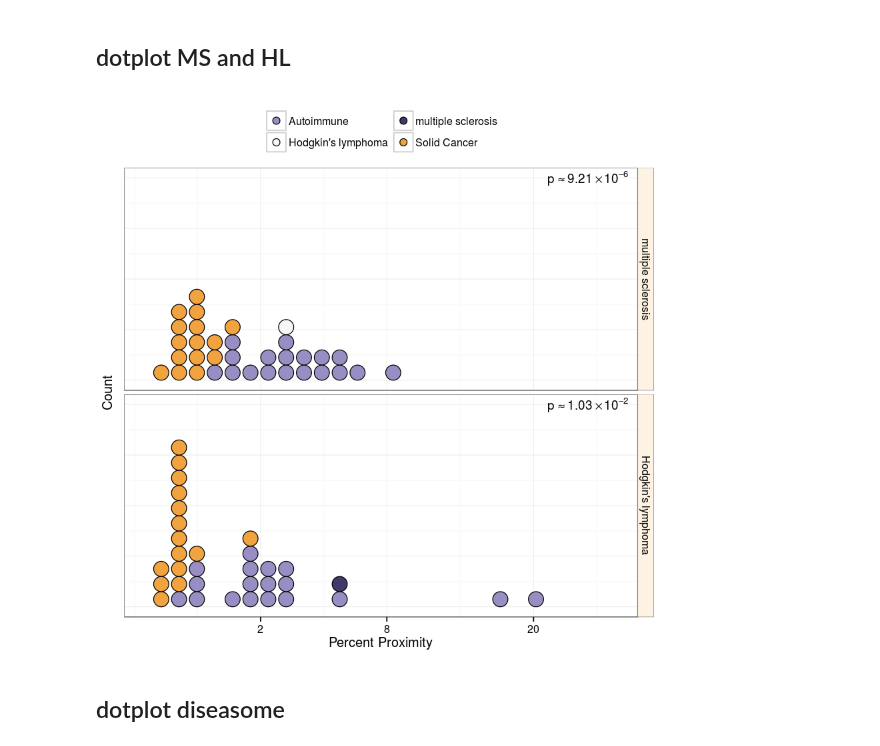
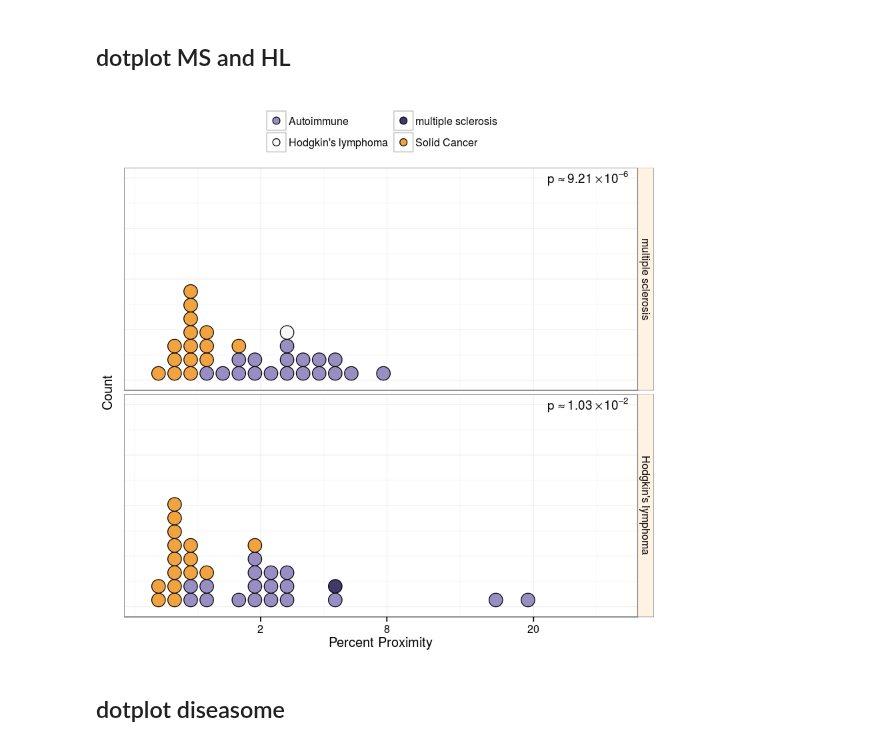
Before and after one commit to dhimmel/hodgkins, a Jupyter notebook: plotting.ipynb, the cells around one changed output. Cells and saved outputs as stored; diff of their text form; code cells hidden in the pictures.

Commit message:
Reduced dotplot binwidth

```diff
--- a/plotting.ipynb
+++ b/plotting.ipynb
@@ -96,35 +96,35 @@ density_plot
 plot_df = prox_df %>%
   dplyr::filter(source_name %in% c('multiple sclerosis', "Hodgkin's lymphoma"))
 plot_df[plot_df$target_name == "Hodgkin's lymphoma", 'target_category'] <- "Hodgkin's lymphoma"
 plot_df %<>% dplyr::filter(target_category %in% c('Solid Cancer', "Hodgkin's lymphoma", 'multiple sclerosis', 'Autoimmune'))
 
 pval_df = plot_df %>%
   dplyr::filter(target_category %in% c('Solid Cancer', 'Autoimmune')) %>%
   dplyr::group_by(source_name) %>%
   get_pval_df()
 
 # MS and HL dotplot
 plot_df[plot_df$target_name == "multiple sclerosis", 'target_category'] <- "multiple sclerosis"
 plot_df$source_name <- factor(plot_df$source_name, levels=c('multiple sclerosis', "Hodgkin's lymphoma"))
 pval_df$source_name <- factor(pval_df$source_name, levels=c('multiple sclerosis', "Hodgkin's lymphoma"))
 
 mshl_plot <- plot_df %>%
   ggplot2::ggplot(aes(proximity, fill=target_category)) %>% gg_base +
-  ggplot2::geom_dotplot(stackgroups = TRUE, method='histodot', binwidth=0.2, dotsize=.85) +
+  ggplot2::geom_dotplot(stackgroups = TRUE, method='histodot', binwidth=0.18, dotsize=.85) +
   ggplot2::facet_grid(source_name ~ ., scales='free_y') +
   ggplot2::theme(axis.text.y=element_blank(), axis.ticks.y=element_blank(), legend.position='top') +
   ggplot2::scale_fill_manual(values=c(cols$immune, cols$ms, cols$hema, cols$cancer)) +
   ggplot2::xlab('Percent Proximity') + ggplot2::ylab('Count') +
   ggplot2::guides(fill=guide_legend('', nrow=2, byrow=TRUE)) +
   ggplot2::geom_text(data=pval_df, aes(x=x, y=y, label=pval_str, fill=NULL, color=NULL),
     parse=TRUE, hjust=1.12, vjust=1.2, size=4, show_guide=FALSE) +
   ggplot2::scale_x_sqrt(breaks = x_breaks, limits=x_lim)
 
 'figure/ms-hl-dotplot.pdf' %>% ggplot2::ggsave(mshl_plot, width=5, height=4.1)
 'figure/ms-hl-dotplot.png' %>% ggplot2::ggsave(mshl_plot, width=5, height=4.1, dpi=300)
 mshl_plot
 # %% [output]
-[figure, old version]
+[figure, new version]
 # %% [markdown]
 ## dotplot diseasome
 # %%
```
Also changed, not shown: parts of 1 cell of this notebook, 5 other files.
